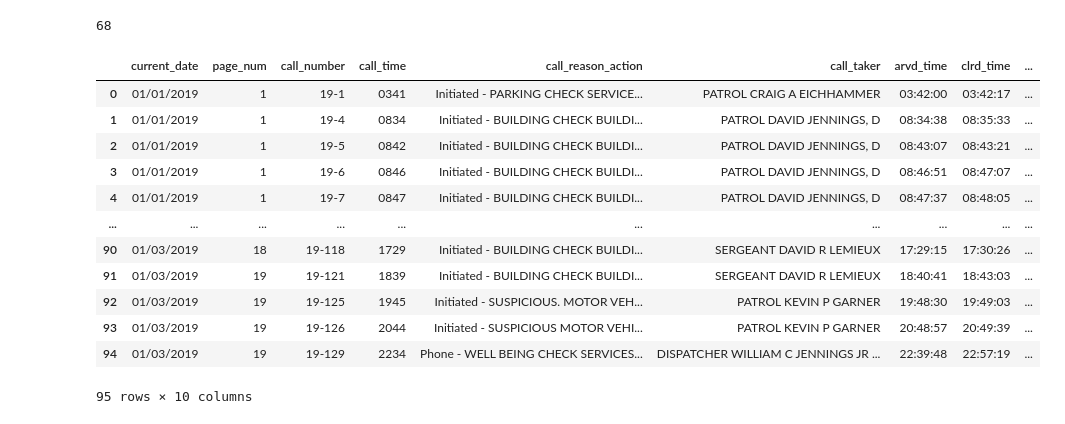
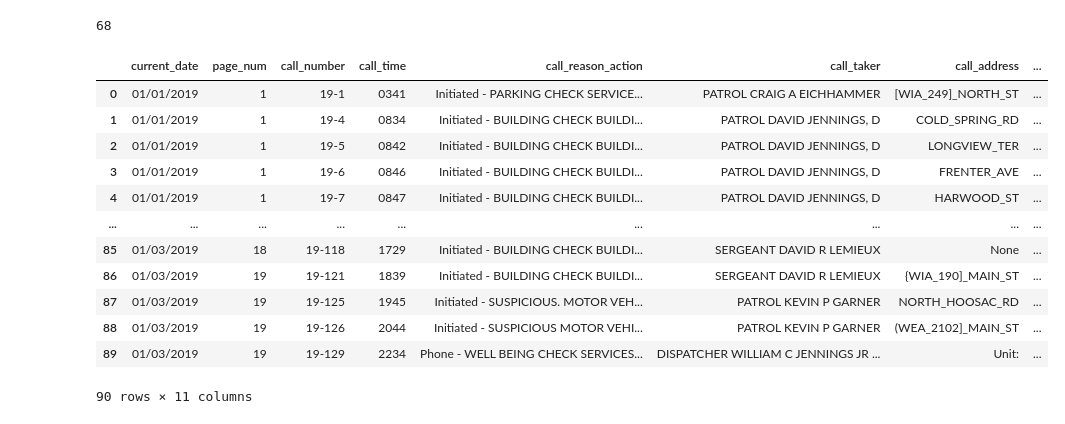
Before and after one commit to annahaensch/datathon4justice, a Jupyter notebook: code/Alex/2021_10_22_parse_text_to_csv.ipynb, the cells around one changed output. Drawn from its saved outputs; the diff is of its cells as text; code cells hidden in the pictures.

```diff
--- a/code/Alex/2021_10_22_parse_text_to_csv.ipynb
+++ b/code/Alex/2021_10_22_parse_text_to_csv.ipynb
@@ -47,6 +48,8 @@ def parse_entry(entry_text):
 
         # the next 'word' is always the time
         call_time = entry_words[1][:min(4, len(entry_words[1]))]
+        for c in ['(', ')', "[", "]", "{", "}"]:
+            call_time = call_time.replace(c, "")
 
         # call reason
         call_reason =  find_between(entry_text, call_time, taker_strs)
@@ -56,6 +59,13 @@ def parse_entry(entry_text):
 
                 call_reason = entry_text[re.search(call_time, entry_text).end():]
 
+        if False:
+            try:
+                call_action = "__".join(call_reason.replace(" ","_").split("__")[1:])
+                call_reason = call_reason.replace(" ","_").split("__")[0]
+
+            except ValueError:
+                print(call_reason)
 
         # call taker is always the string between taker and location
         call_taker =  find_between(entry_text, taker_strs, loc_strs)
@@ -68,6 +78,17 @@ def parse_entry(entry_text):
                 print(re.search(taker_strs, entry_text) )
 
 
+        #get address
+        entry_text_ = entry_text.replace(" ","_").split("__")
+
+        loc_series = pd.Series(entry_text_)[pd.Series(entry_text_).str.match(r'Location/Address*')]
+        call_address = None
+        if len(loc_series) > 0:
+            loc_idx = loc_series.index[0]
+            if loc_idx != len(entry_text_) -1:
+                call_address = entry_text_[loc_idx +1]
+
+
         arvd_time = find_next_word(entry_text, arvd_strs)
         clrd_time = find_next_word(entry_text, clrd_strs)
         if clrd_time and len(clrd_time) < 8:
@@ -77,7 +98,7 @@ def parse_entry(entry_text):
         if narrative_text:
             narrative_text = entry_text[narrative_text.start():]
 
-    return [call_number, call_time, call_reason, call_taker, arvd_time, clrd_time, narrative_text]
+    return [call_number, call_time, call_reason, call_taker, call_address, arvd_time, clrd_time, narrative_text]
 
 
 def replace_none_with_value(left_list, right_list):
@@ -98,14 +119,13 @@ Clrd_list = []
 i_entry = 0
 parsed_pages = []
 
-for ipage in range(1,20):
+for ipage in range(1,1000):
     with open('../../data/Logs2019/page_{}.txt'.format(ipage),'r') as infile:
         page_text = infile.read()
 
     #print(ipage)
     #if ipage==2:
     #    print(page_text)
-
 
     page_entries = [log_idx.start() for log_idx in re.finditer(year_str, page_text)] + [-1]
 
@@ -144,7 +164,7 @@ for ipage in range(1,20):
             parsed_pages.append([current_date, ipage] + str_entry)
             i_entry += 1
 
-        if False and str_entry[0] == '19-56':
+        if True and str_entry[0] == '19-22':
             print(entry_text)
             print(str_entry)
 # %% [output]
@@ -156,7 +188,7 @@ End of string? 249 19-94  0807  Other ~ ASSIST OTHER AGENCY - REPO  SERVICES REN
 # %%
 parsed_pages = pd.DataFrame(parsed_pages,
                             columns = ['current_date', 'page_num', 'call_number', 'call_time',
-                                       'call_reason_action', 'call_taker',"arvd_time", "clrd_time", "narrative_text"])
+                                       'call_reason_action', 'call_taker', "call_address", "arvd_time", "clrd_time", "narrative_text"])
 
 # cleanup call_takers
 parsed_pages['call_taker'] = parsed_pages['call_taker'].str.replace(":", "").str.strip()
@@ -181,43 +233,43 @@ parsed_pages
 # %%
 #cleanup the call_takers
 
 from fuzzywuzzy.fuzz import ratio, partial_ratio
 import itertools
 import numpy as np
 
 parsed_pages['call_taker'].value_counts()
 
-with open('williamston_known_officiers.txt', 'r') as infile:
+with open('williamston_known_officers.txt', 'r') as infile:
     known_officers = [line.replace("\n", "") for line in infile]
 
 known_officer_ratio = np.array([fuzzywuzzy.fuzz.ratio(o1,o2) for o1, o2 in itertools.combinations(known_officers, 2)])
 
 min_officer_ratio = known_officer_ratio.max() + 5
 
 print(min_officer_ratio)
 
 def standardize_officers(s):
     if isinstance(s, str):
         for oname in known_officers:
             if partial_ratio(s, oname) > min_officer_ratio:
                 return oname
     return None
 
 parsed_pages['cleaned_call_taker'] = parsed_pages['call_taker'].apply(standardize_officers)
 
 parsed_pages
 # %% [output]
 68
-|  | current_date | page_num | call_number | call_time | call_reason_action | call_taker | arvd_time | clrd_time | ... |
-| 0 | 01/01/2019 | 1 | 19-1 | 0341 | Initiated - PARKING CHECK SERVICE... | PATROL CRAIG A EICHHAMMER | 03:42:00 | 03:42:17 | ... |
-| 1 | 01/01/2019 | 1 | 19-4 | 0834 | Initiated - BUILDING CHECK BUILDI... | PATROL DAVID JENNINGS, D | 08:34:38 | 08:35:33 | ... |
-| 2 | 01/01/2019 | 1 | 19-5 | 0842 | Initiated - BUILDING CHECK BUILDI... | PATROL DAVID JENNINGS, D | 08:43:07 | 08:43:21 | ... |
-| 3 | 01/01/2019 | 1 | 19-6 | 0846 | Initiated - BUILDING CHECK BUILDI... | PATROL DAVID JENNINGS, D | 08:46:51 | 08:47:07 | ... |
-| 4 | 01/01/2019 | 1 | 19-7 | 0847 | Initiated - BUILDING CHECK BUILDI... | PATROL DAVID JENNINGS, D | 08:47:37 | 08:48:05 | ... |
-| ... | ... | ... | ... | ... | ... | ... | ... | ... | ... |
-| 90 | 01/03/2019 | 18 | 19-118 | 1729 | Initiated - BUILDING CHECK BUILDI... | SERGEANT DAVID R LEMIEUX | 17:29:15 | 17:30:26 | ... |
-| 91 | 01/03/2019 | 19 | 19-121 | 1839 | Initiated - BUILDING CHECK BUILDI... | SERGEANT DAVID R LEMIEUX | 18:40:41 | 18:43:03 | ... |
-| 92 | 01/03/2019 | 19 | 19-125 | 1945 | Initiated - SUSPICIOUS. MOTOR VEH... | PATROL KEVIN P GARNER | 19:48:30 | 19:49:03 | ... |
-| 93 | 01/03/2019 | 19 | 19-126 | 2044 | Initiated - SUSPICIOUS MOTOR VEHI... | PATROL KEVIN P GARNER | 20:48:57 | 20:49:39 | ... |
-| 94 | 01/03/2019 | 19 | 19-129 | 2234 | Phone - WELL BEING CHECK SERVICES... | DISPATCHER WILLIAM C JENNINGS JR ... | 22:39:48 | 22:57:19 | ... |
+|  | current_date | page_num | call_number | call_time | call_reason_action | call_taker | call_address | ... |
+| 0 | 01/01/2019 | 1 | 19-1 | 0341 | Initiated - PARKING CHECK SERVICE... | PATROL CRAIG A EICHHAMMER | [WIA_249]_NORTH_ST | ... |
+| 1 | 01/01/2019 | 1 | 19-4 | 0834 | Initiated - BUILDING CHECK BUILDI... | PATROL DAVID JENNINGS, D | COLD_SPRING_RD | ... |
+| 2 | 01/01/2019 | 1 | 19-5 | 0842 | Initiated - BUILDING CHECK BUILDI... | PATROL DAVID JENNINGS, D | LONGVIEW_TER | ... |
+| 3 | 01/01/2019 | 1 | 19-6 | 0846 | Initiated - BUILDING CHECK BUILDI... | PATROL DAVID JENNINGS, D | FRENTER_AVE | ... |
+| 4 | 01/01/2019 | 1 | 19-7 | 0847 | Initiated - BUILDING CHECK BUILDI... | PATROL DAVID JENNINGS, D | HARWOOD_ST | ... |
+| ... | ... | ... | ... | ... | ... | ... | ... | ... |
+| 85 | 01/03/2019 | 18 | 19-118 | 1729 | Initiated - BUILDING CHECK BUILDI... | SERGEANT DAVID R LEMIEUX | None | ... |
+| 86 | 01/03/2019 | 19 | 19-121 | 1839 | Initiated - BUILDING CHECK BUILDI... | SERGEANT DAVID R LEMIEUX | {WIA_190]_MAIN_ST | ... |
+| 87 | 01/03/2019 | 19 | 19-125 | 1945 | Initiated - SUSPICIOUS. MOTOR VEH... | PATROL KEVIN P GARNER | NORTH_HOOSAC_RD | ... |
+| 88 | 01/03/2019 | 19 | 19-126 | 2044 | Initiated - SUSPICIOUS MOTOR VEHI... | PATROL KEVIN P GARNER | (WEA_2102]_MAIN_ST | ... |
+| 89 | 01/03/2019 | 19 | 19-129 | 2234 | Phone - WELL BEING CHECK SERVICES... | DISPATCHER WILLIAM C JENNINGS JR ... | Unit: | ... |
-95 rows × 10 columns
+90 rows × 11 columns
```
Also changed, not shown: parts of 8 cells of this notebook, 9 other files.
